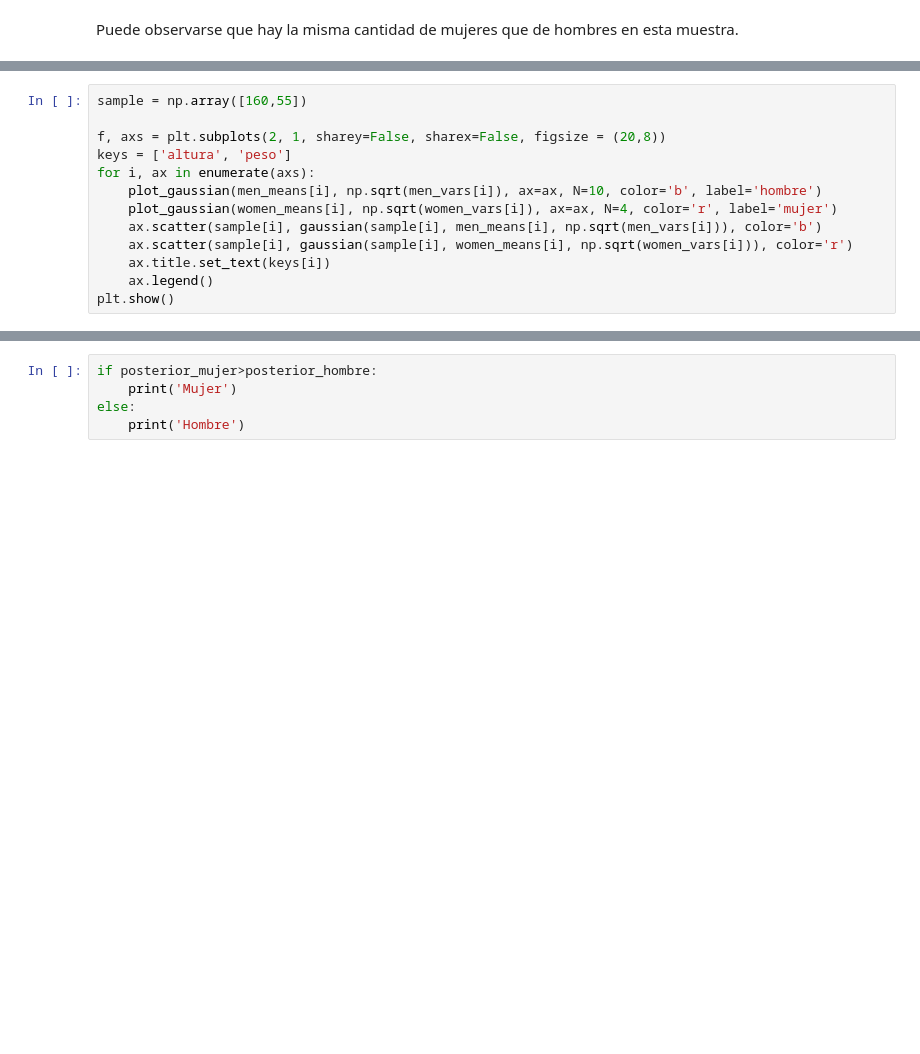
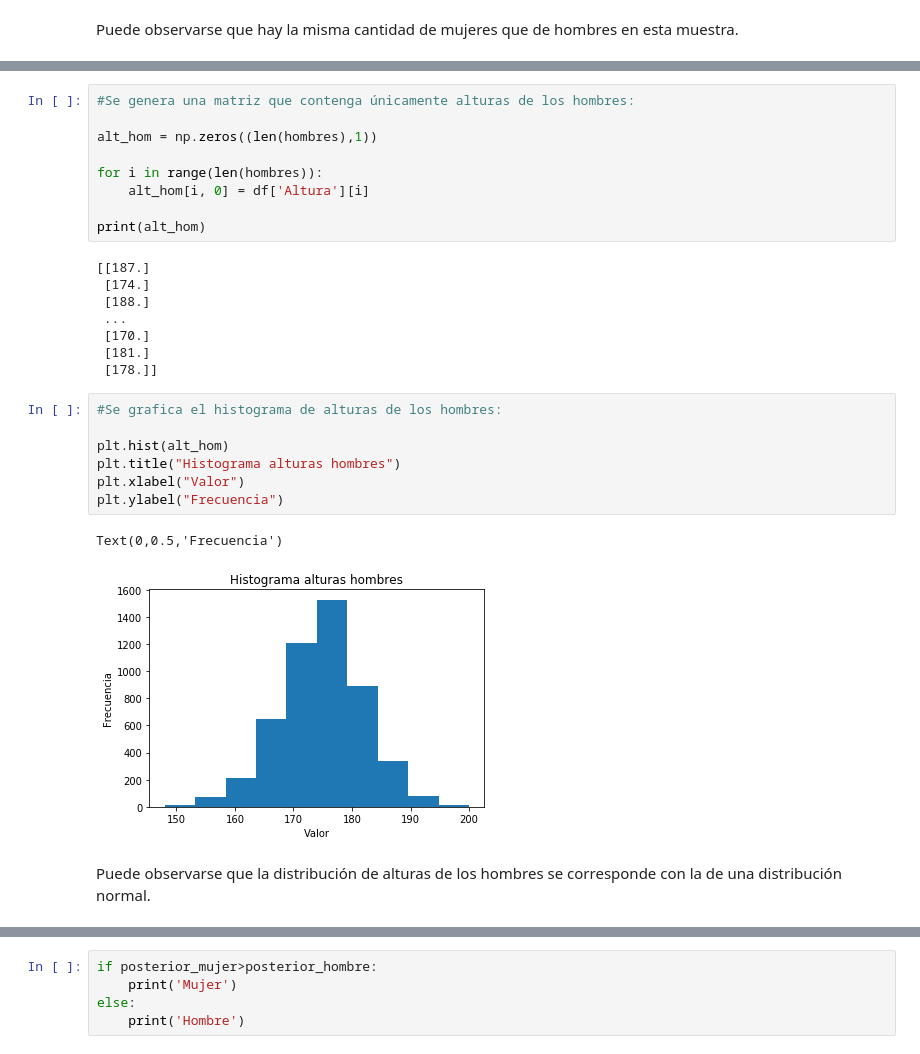
Before and after one commit to mariannerapp/Practica-Final, a Jupyter notebook: Rapp_Practica-Final.ipynb, the cells around one changed output, grey strips where cells are left out. Drawn from its saved outputs; the diff is of its cells as text; blank space fills up the shorter version.

```diff
--- a/Rapp_Practica-Final.ipynb
+++ b/Rapp_Practica-Final.ipynb
@@ -276,13 +120,0 @@ def plot_gaussian(mu=0, sig= 1, points = 200, N = 2, marker=None, label = None,
-# %%
-sample = np.array([160,55])
-
-f, axs = plt.subplots(2, 1, sharey=False, sharex=False, figsize = (20,8))
-keys = ['altura', 'peso']
-for i, ax in enumerate(axs):
-    plot_gaussian(men_means[i], np.sqrt(men_vars[i]), ax=ax, N=10, color='b', label='hombre')
-    plot_gaussian(women_means[i], np.sqrt(women_vars[i]), ax=ax, N=4, color='r', label='mujer')
-    ax.scatter(sample[i], gaussian(sample[i], men_means[i], np.sqrt(men_vars[i])), color='b')
-    ax.scatter(sample[i], gaussian(sample[i], women_means[i], np.sqrt(women_vars[i])), color='r')
-    ax.title.set_text(keys[i])
-    ax.legend()
-plt.show()
@@ -306,0 +219,29 @@ Posteriori de Mujer: 0.0010246532083443985
+# %%
+#Se genera una matriz que contenga únicamente alturas de los hombres:
+
+alt_hom = np.zeros((len(hombres),1))
+
+for i in range(len(hombres)):
+    alt_hom[i, 0] = df['Altura'][i]
+
+print(alt_hom)
+# %% [output]
+[[187.]
+ [174.]
+ [188.]
+ ...
+ [170.]
+ [181.]
+ [178.]]
+# %%
+#Se grafica el histograma de alturas de los hombres:
+
+plt.hist(alt_hom)
+plt.title("Histograma alturas hombres")
+plt.xlabel("Valor")
+plt.ylabel("Frecuencia")
+# %% [output]
+Text(0,0.5,'Frecuencia')
+[figure, added]
+# %% [markdown]
+Puede observarse que la distribución de alturas de los hombres se corresponde con la de una distribución normal.
```
Also changed, not shown: parts of 72 cells of this notebook.
